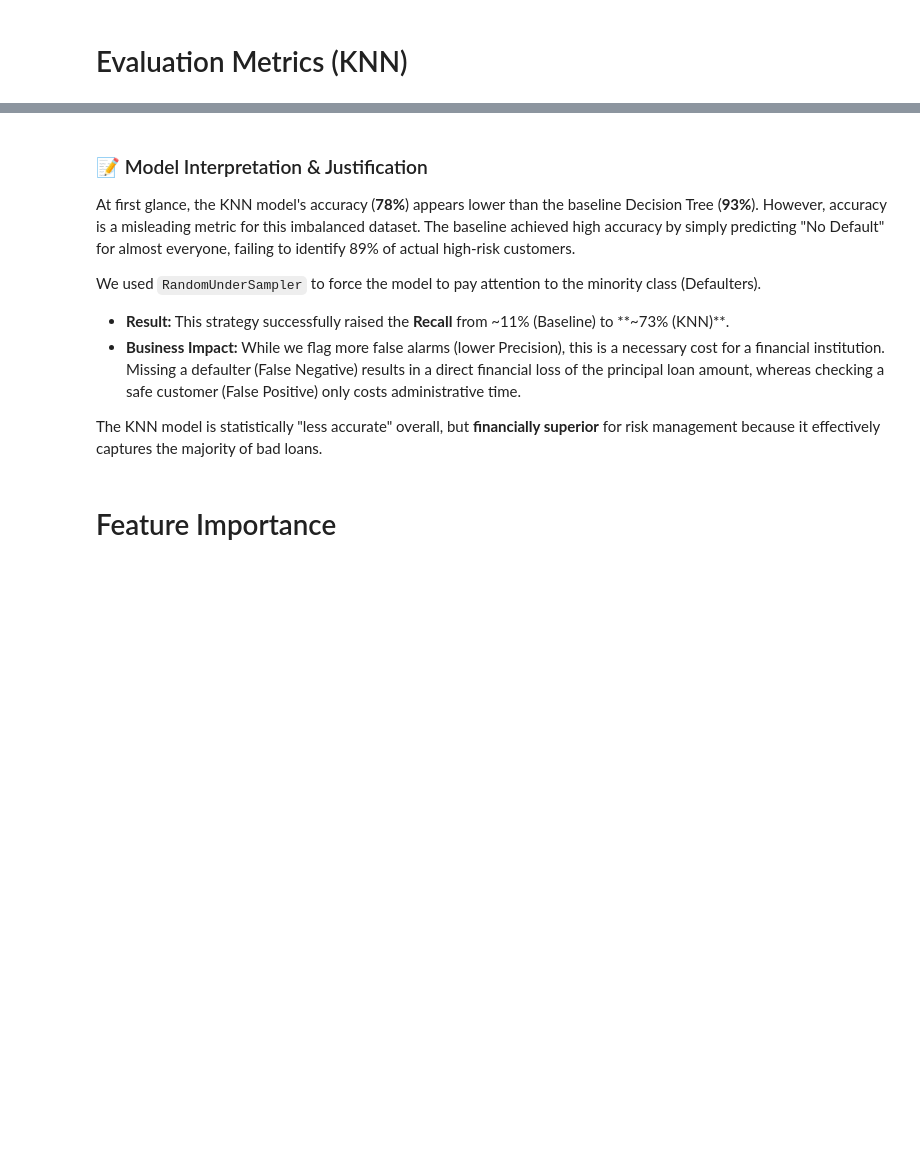
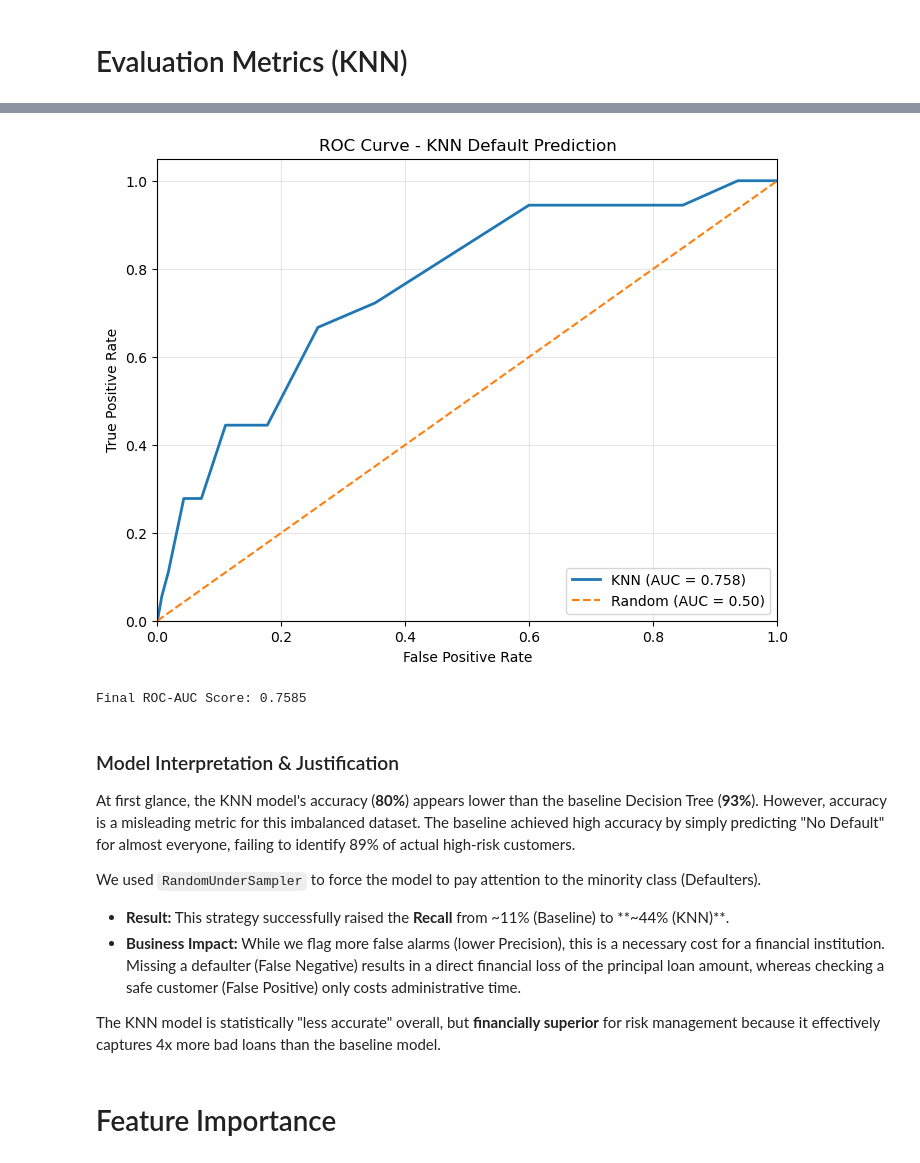
Before and after one commit to ShuHuiK/WIE3007_Group_Assignment, a Jupyter notebook: KNN_Model_Development.ipynb, the cells around one changed output, grey strips where cells are left out. Saved outputs shown, nothing was run; the diff lists cells and outputs as text; code cells hidden in the pictures; blank space fills up the shorter version.

```diff
--- a/KNN_Model_Development.ipynb
+++ b/KNN_Model_Development.ipynb
@@ -136,13 +134,40 @@ KNN Model Results
+# %%
+# 1. Get predicted probabilities for the positive class (Default)
+y_probs = best_model.predict_proba(X_test)[:, 1]
+
+# 2. Calculate ROC curve values
+fpr, tpr, thresholds = roc_curve(y_test, y_probs)
+roc_auc = auc(fpr, tpr)
+
+# 3. Plot the ROC Curve
+plt.figure(figsize=(8, 6))
+plt.plot(fpr, tpr, color='tab:blue', lw=2, label=f'KNN (AUC = {roc_auc:.3f})')
+plt.plot([0, 1], [0, 1], color='tab:orange', linestyle='--', label='Random (AUC = 0.50)')
+
+# Formatting to match the slides
+plt.xlim([0.0, 1.0])
+plt.ylim([0.0, 1.05])
+plt.xlabel('False Positive Rate')
+plt.ylabel('True Positive Rate')
+plt.title('ROC Curve - KNN Default Prediction')
+plt.legend(loc="lower right")
+plt.grid(alpha=0.3)
+plt.show()
+
+print(f"Final ROC-AUC Score: {roc_auc:.4f}")
+# %% [output]
+[figure, added]
+Final ROC-AUC Score: 0.7585
 # %% [markdown]
-### 📝 Model Interpretation & Justification
+### Model Interpretation & Justification
 
-At first glance, the KNN model's accuracy (**78%**) appears lower than the baseline Decision Tree (**93%**). However, accuracy is a misleading metric for this imbalanced dataset. The baseline achieved high accuracy by simply predicting "No Default" for almost everyone, failing to identify 89% of actual high-risk customers.
+At first glance, the KNN model's accuracy (**80%**) appears lower than the baseline Decision Tree (**93%**). However, accuracy is a misleading metric for this imbalanced dataset. The baseline achieved high accuracy by simply predicting "No Default" for almost everyone, failing to identify 89% of actual high-risk customers.
 
 We used `RandomUnderSampler` to force the model to pay attention to the minority class (Defaulters).
-* **Result:** This strategy successfully raised the **Recall** from ~11% (Baseline) to **~73% (KNN)**.
+* **Result:** This strategy successfully raised the **Recall** from ~11% (Baseline) to **~44% (KNN)**.
 * **Business Impact:** While we flag more false alarms (lower Precision), this is a necessary cost for a financial institution. Missing a defaulter (False Negative) results in a direct financial loss of the principal loan amount, whereas checking a safe customer (False Positive) only costs administrative time.
 
-The KNN model is statistically "less accurate" overall, but **financially superior** for risk management because it effectively captures the majority of bad loans.
+The KNN model is statistically "less accurate" overall, but **financially superior** for risk management because it effectively captures 4x more bad loans than the baseline model.
 # %% [markdown]
 # Feature Importance
 # %%
```
Also changed, not shown: parts of 5 cells of this notebook.
